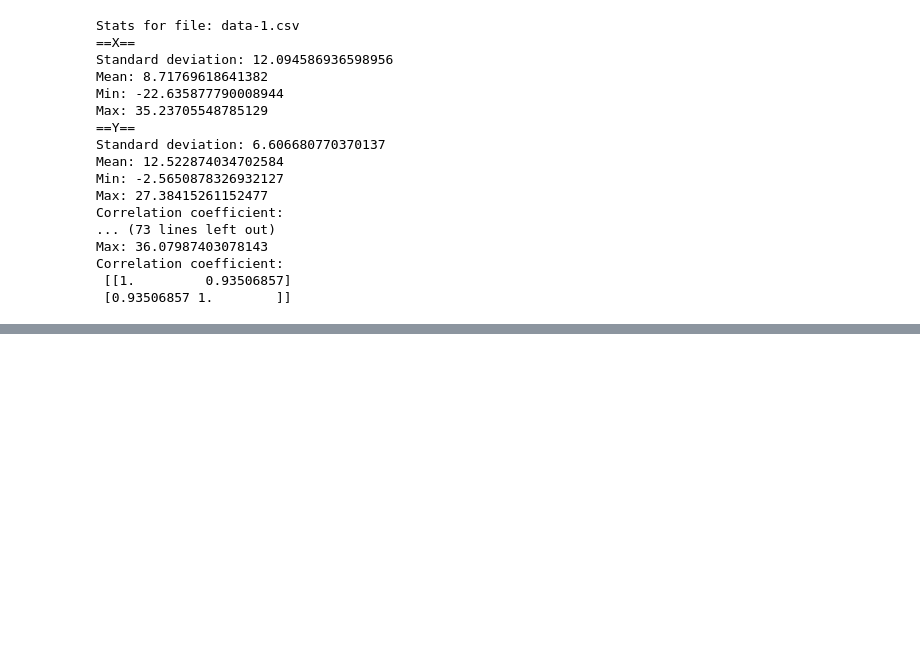
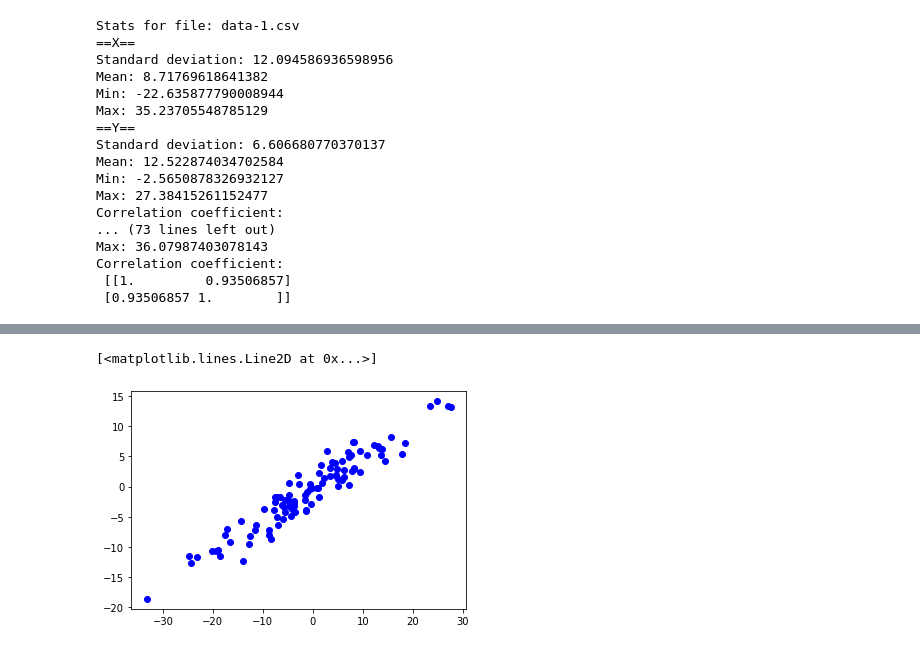
Before and after one commit to kutycoi123/data-science-stuff, a Jupyter notebook: e5/summary.ipynb, the cells around one changed output, grey strips where cells are left out. Drawn from its saved outputs; the diff is of its cells as text; code cells hidden in the pictures; blank space fills up the shorter version.

```diff
--- a/e5/summary.ipynb
+++ b/e5/summary.ipynb
@@ -49,0 +56,5 @@ Correlation coefficient:
+# %%
+plt.plot(data[1].x, data[1].y, 'bo')
+# %% [output]
+[<matplotlib.lines.Line2D at 0x...>]
+[figure, added]
```
Also changed, not shown: parts of 6 cells of this notebook, 5 other files.
